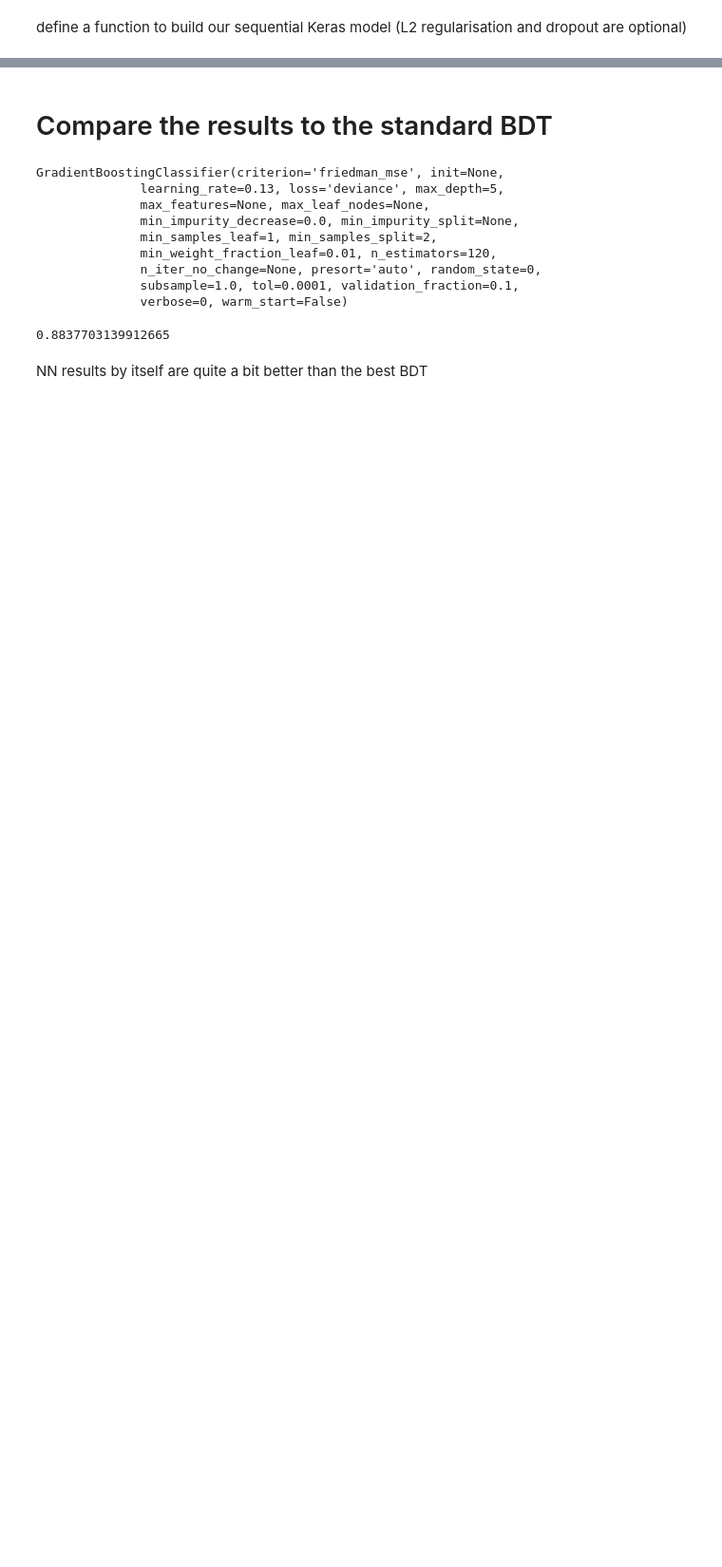
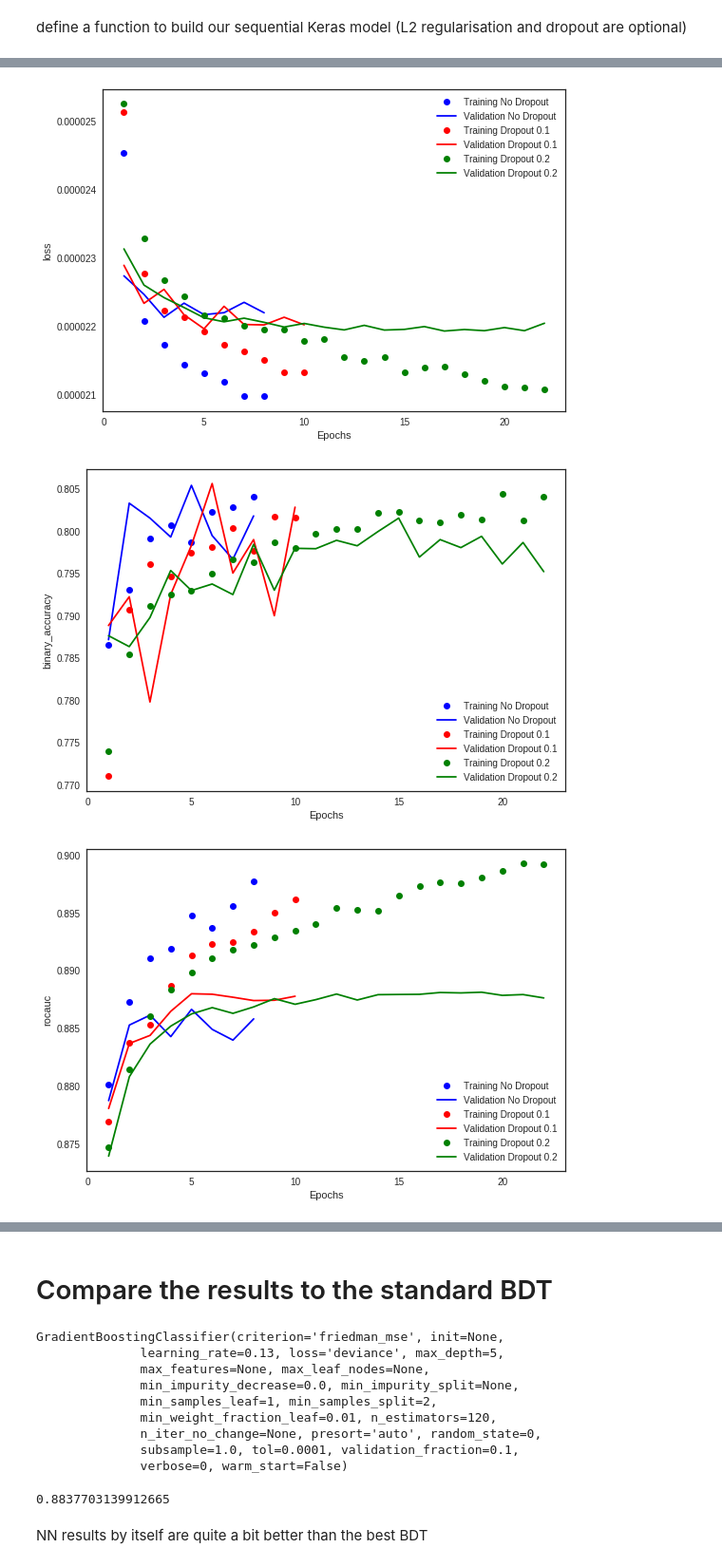
Before and after one commit to asalvadorsalas/HplusML, a Jupyter notebook: StandardNN.ipynb, the cells around one changed output, grey strips where cells are left out. Shown at 95% size. Saved outputs shown, nothing was run; the diff lists cells and outputs as text; code cells hidden in the pictures; blank space fills up the shorter version.

```diff
--- a/StandardNN.ipynb
+++ b/StandardNN.ipynb
@@ -549,0 +181,2 @@ print roc_auc_score(y_test, y_pred, sample_weight=w_test)
+# %%
+models2nodropout,results2nodropout=trainAllConfigurations(2)
@@ -549,0 +201,2 @@ print roc_auc_score(y_test, y_pred, sample_weight=w_test)
+# %%
+models2dropout01,results2dropout01=trainAllConfigurations(2, dropout=0.1)
@@ -549,0 +221,2 @@ print roc_auc_score(y_test, y_pred, sample_weight=w_test)
+# %%
+models2dropout02,results2dropout02=trainAllConfigurations(2, dropout=0.2)
@@ -549,0 +269,48 @@ print roc_auc_score(y_test, y_pred, sample_weight=w_test)
+# %%
+def plotByDropout(configuration=[64,64], variable="loss", validationvariable="val_loss"):
+  if variable=="rocauc":
+    index=-1
+    for i,cb in enumerate(models2nodropout[str(configuration)].callbacks):
+      if hasattr(cb, 'roc') and hasattr(cb, 'roc_val'):
+        index=i
+
+    loss_values_nodropout=models2nodropout[str(configuration)].callbacks[i].roc
+    val_loss_values_nodropout=models2nodropout[str(configuration)].callbacks[i].roc_val
+    loss_values_dropout01=models2dropout01[str(configuration)].callbacks[i].roc
+    val_loss_values_dropout01=models2dropout01[str(configuration)].callbacks[i].roc_val
+    loss_values_dropout02=models2dropout02[str(configuration)].callbacks[i].roc
+    val_loss_values_dropout02=models2dropout02[str(configuration)].callbacks[i].roc_val
+
+  else:
+    loss_values_nodropout=models2nodropout[str(configuration)].history.history[variable]
+    val_loss_values_nodropout=models2nodropout[str(configuration)].history.history[validationvariable]
+    loss_values_dropout01=models2dropout01[str(configuration)].history.history[variable]
+    val_loss_values_dropout01=models2dropout01[str(configuration)].history.history[validationvariable]
+    loss_values_dropout02=models2dropout02[str(configuration)].history.history[variable]
+    val_loss_values_dropout02=models2dropout02[str(configuration)].history.history[validationvariable]
+
+  epochs_nodropout=range(1,len(loss_values_nodropout)+1)
+  epochs_dropout01=range(1,len(loss_values_dropout01)+1)
+  epochs_dropout02=range(1,len(loss_values_dropout02)+1)
+
+  plt.figure()
+  plt.plot(epochs_nodropout, loss_values_nodropout, "bo",label="Training No Dropout")
+  plt.plot(epochs_nodropout, val_loss_values_nodropout, "b",label="Validation No Dropout")
+  plt.plot(epochs_dropout01, loss_values_dropout01, "ro",label="Training Dropout 0.1")
+  plt.plot(epochs_dropout01, val_loss_values_dropout01, "r",label="Validation Dropout 0.1")
+  plt.plot(epochs_dropout02, loss_values_dropout02, "go",label="Training Dropout 0.2")
+  plt.plot(epochs_dropout02, val_loss_values_dropout02, "g",label="Validation Dropout 0.2")
+  plt.xlabel("Epochs")
+  plt.ylabel(variable)
+
+  plt.tight_layout()
+  plt.legend()
+
+
+plotByDropout()
+plotByDropout(variable="binary_accuracy", validationvariable="val_binary_accuracy")
+plotByDropout(variable="rocauc")
+# %% [output]
+[figure, added]
+[figure, added]
+[figure, added]
```
Also changed, not shown: parts of 34 cells of this notebook.
